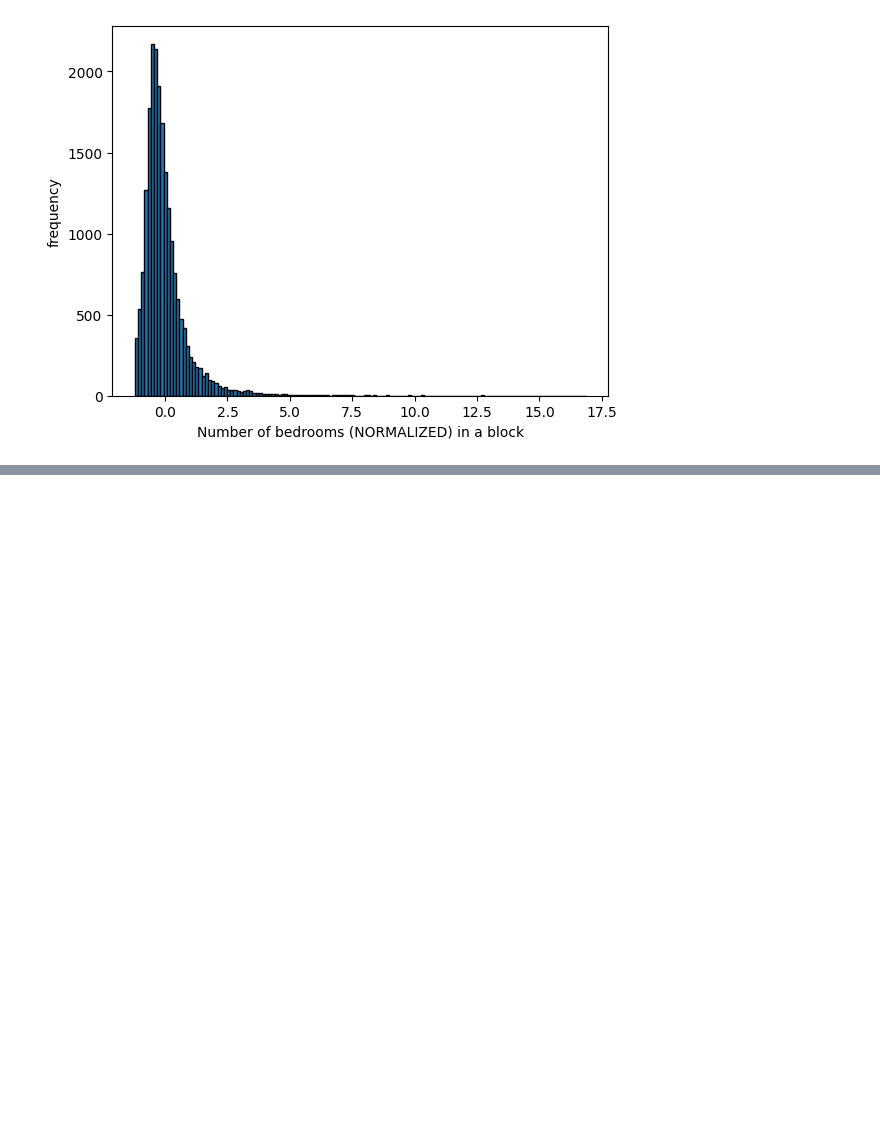
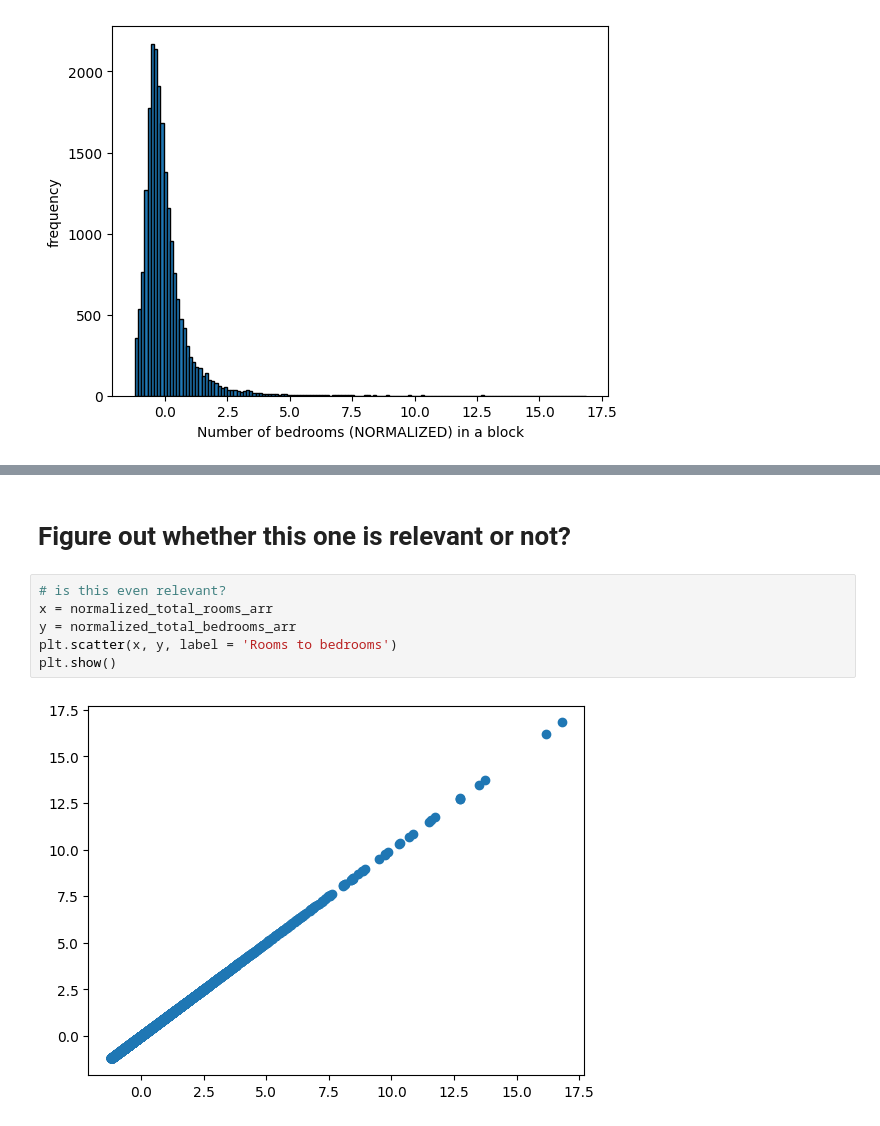
Before and after one commit to whykay-01/machine-learning, a Jupyter notebook: homeworks/hwk1/hwk1.ipynb, the cells around one changed output, grey strips where cells are left out. Saved outputs shown, nothing was run; the diff lists cells and outputs as text; blank space fills up the shorter version.

```diff
--- a/homeworks/hwk1/hwk1.ipynb
+++ b/homeworks/hwk1/hwk1.ipynb
@@ -201,0 +216,10 @@ total_normalized_bedrooms_plot = plot_freq_dist(normalized_total_bedrooms_arr, c
+# %% [markdown]
+# Figure out whether this one is relevant or not?
+# %%
+# is this even relevant?
+x = normalized_total_rooms_arr
+y = normalized_total_bedrooms_arr
+plt.scatter(x, y, label = 'Rooms to bedrooms')
+plt.show()
+# %% [output]
+[figure, added]
```
Also changed, not shown: parts of 5 cells of this notebook.
